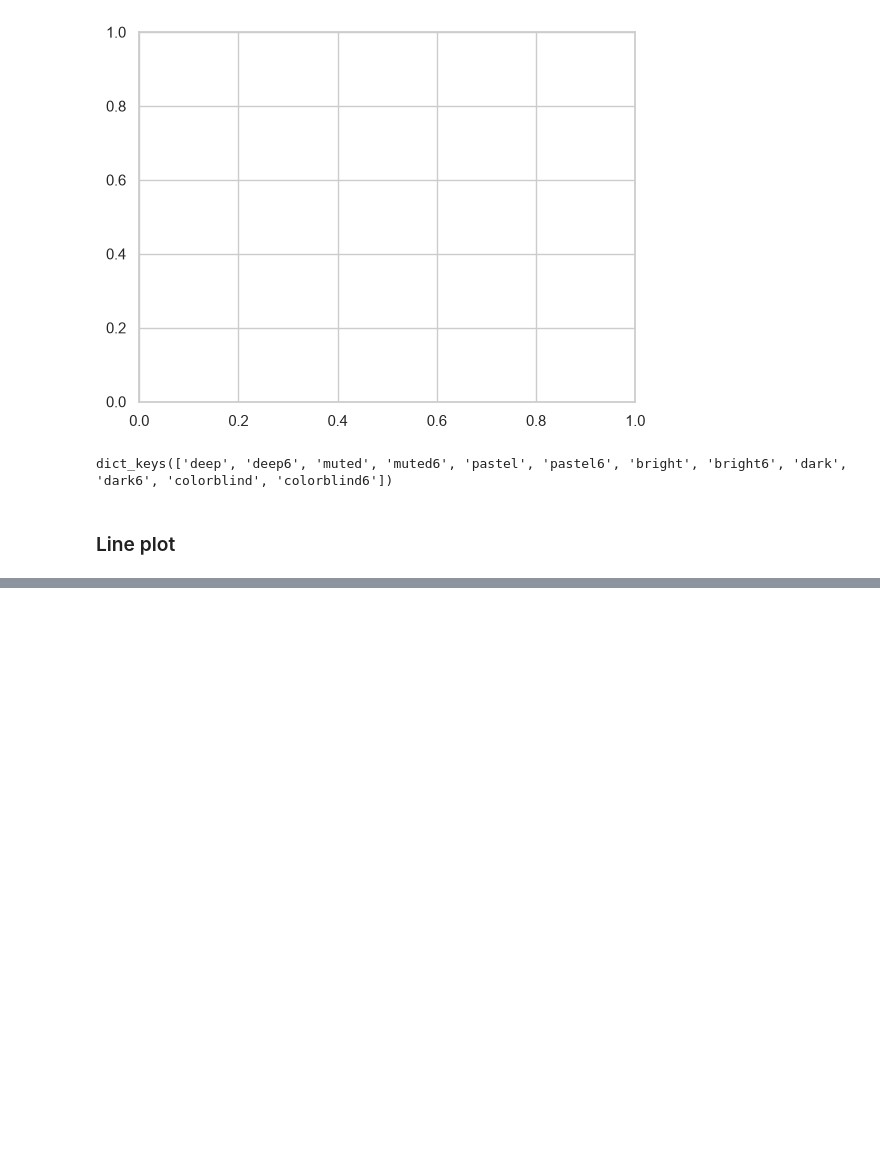
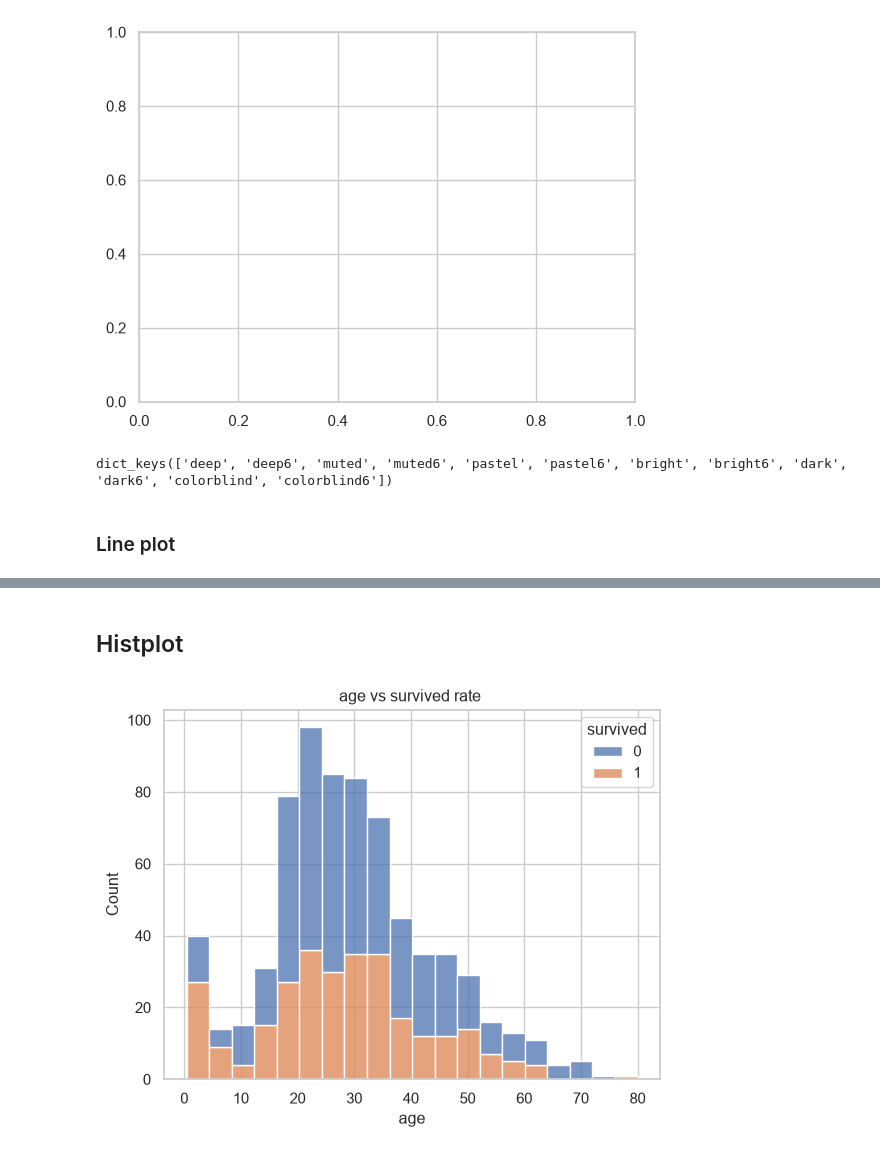
Before and after one commit to Sumit-Rajak99/Matplotlib-learning, a Jupyter notebook: seabornn.ipynb, the cells around one changed output, grey strips where cells are left out. Cells and saved outputs as stored; diff of their text form; code cells hidden in the pictures; blank space fills up the shorter version.

```diff
--- a/seabornn.ipynb
+++ b/seabornn.ipynb
@@ -52,0 +68,8 @@ dict_keys(['deep', 'deep6', 'muted', 'muted6', 'pastel', 'pastel6', 'bright', 'b
+# %% [markdown]
+## Histplot
+# %%
+sns.histplot(data=df,x='age',hue='survived',multiple='stack')
+plt.title('age vs survived rate ')
+plt.show()
+# %% [output]
+[figure, added]
```
Also changed, not shown: parts of 12 cells of this notebook.
